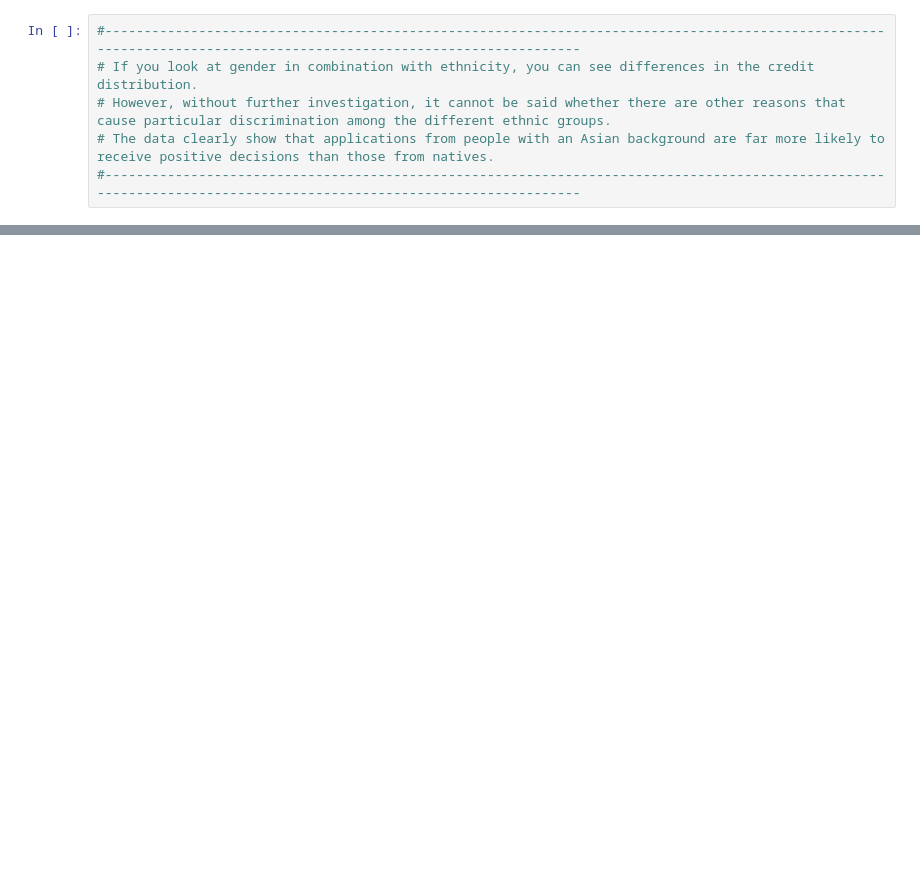
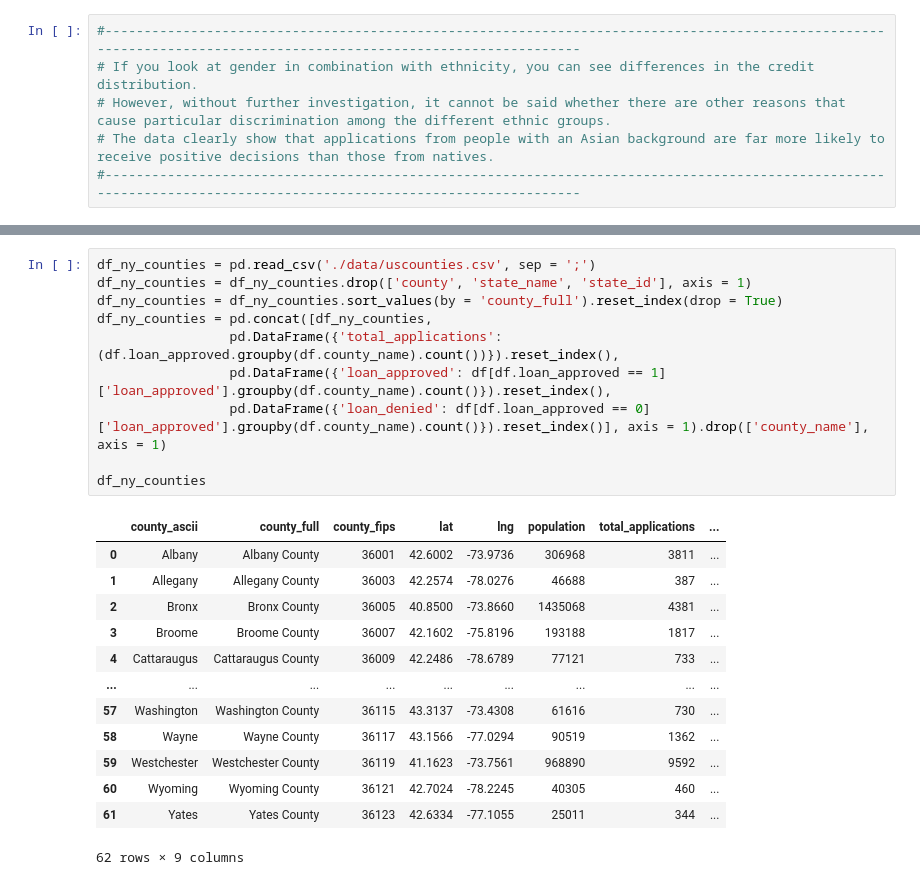
Before and after one commit to DJ1070/Darlehensanfragen, a Jupyter notebook: exploration.ipynb, the cells around one changed output, grey strips where cells are left out. Drawn from its saved outputs; the diff is of its cells as text; blank space fills up the shorter version.

```diff
--- a/exploration.ipynb
+++ b/exploration.ipynb
@@ -816,0 +834,24 @@ df_race_sex2
+# %%
+df_ny_counties = pd.read_csv('./data/uscounties.csv', sep = ';')
+df_ny_counties = df_ny_counties.drop(['county', 'state_name', 'state_id'], axis = 1)
+df_ny_counties = df_ny_counties.sort_values(by = 'county_full').reset_index(drop = True)
+df_ny_counties = pd.concat([df_ny_counties,
+                 pd.DataFrame({'total_applications': (df.loan_approved.groupby(df.county_name).count())}).reset_index(),
+                 pd.DataFrame({'loan_approved': df[df.loan_approved == 1]['loan_approved'].groupby(df.county_name).count()}).reset_index(),
+                 pd.DataFrame({'loan_denied': df[df.loan_approved == 0]['loan_approved'].groupby(df.county_name).count()}).reset_index()], axis = 1).drop(['county_name'], axis = 1)
+
+df_ny_counties
+# %% [output]
+|  | county_ascii | county_full | county_fips | lat | lng | population | total_applications | ... |
+| 0 | Albany | Albany County | 36001 | 42.6002 | -73.9736 | 306968 | 3811 | ... |
+| 1 | Allegany | Allegany County | 36003 | 42.2574 | -78.0276 | 46688 | 387 | ... |
+| 2 | Bronx | Bronx County | 36005 | 40.8500 | -73.8660 | 1435068 | 4381 | ... |
+| 3 | Broome | Broome County | 36007 | 42.1602 | -75.8196 | 193188 | 1817 | ... |
+| 4 | Cattaraugus | Cattaraugus County | 36009 | 42.2486 | -78.6789 | 77121 | 733 | ... |
+| ... | ... | ... | ... | ... | ... | ... | ... | ... |
+| 57 | Washington | Washington County | 36115 | 43.3137 | -73.4308 | 61616 | 730 | ... |
+| 58 | Wayne | Wayne County | 36117 | 43.1566 | -77.0294 | 90519 | 1362 | ... |
+| 59 | Westchester | Westchester County | 36119 | 41.1623 | -73.7561 | 968890 | 9592 | ... |
+| 60 | Wyoming | Wyoming County | 36121 | 42.7024 | -78.2245 | 40305 | 460 | ... |
+| 61 | Yates | Yates County | 36123 | 42.6334 | -77.1055 | 25011 | 344 | ... |
+62 rows × 9 columns
```
Also changed, not shown: parts of 2 cells of this notebook, 2 other files.
